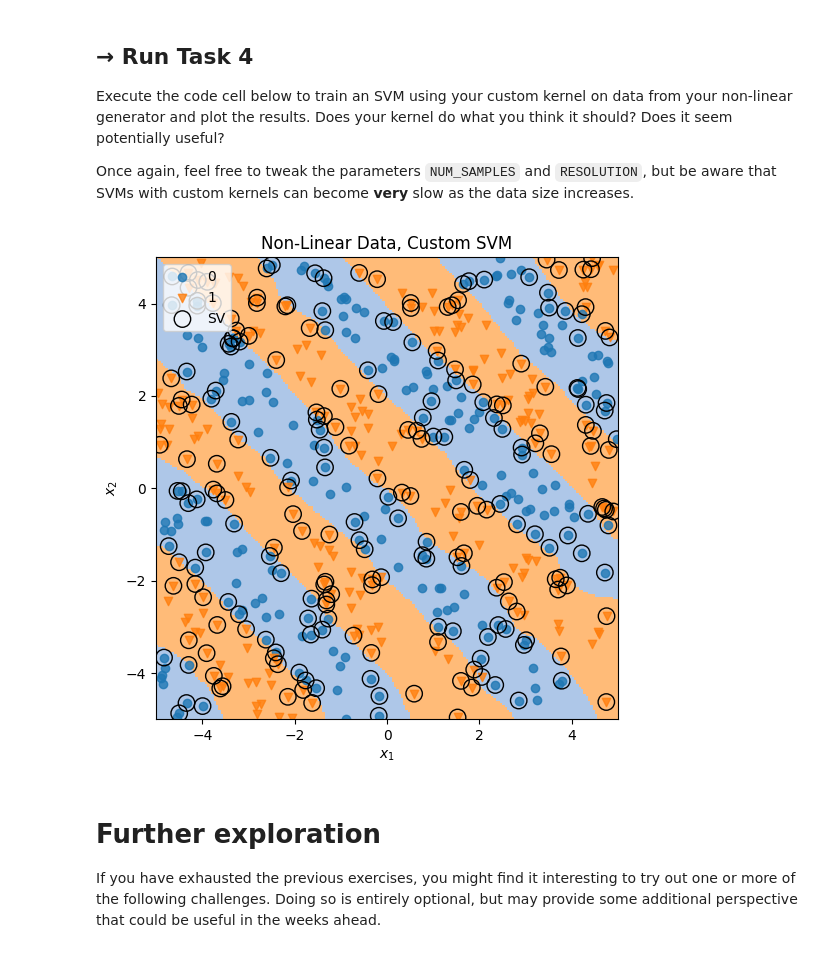
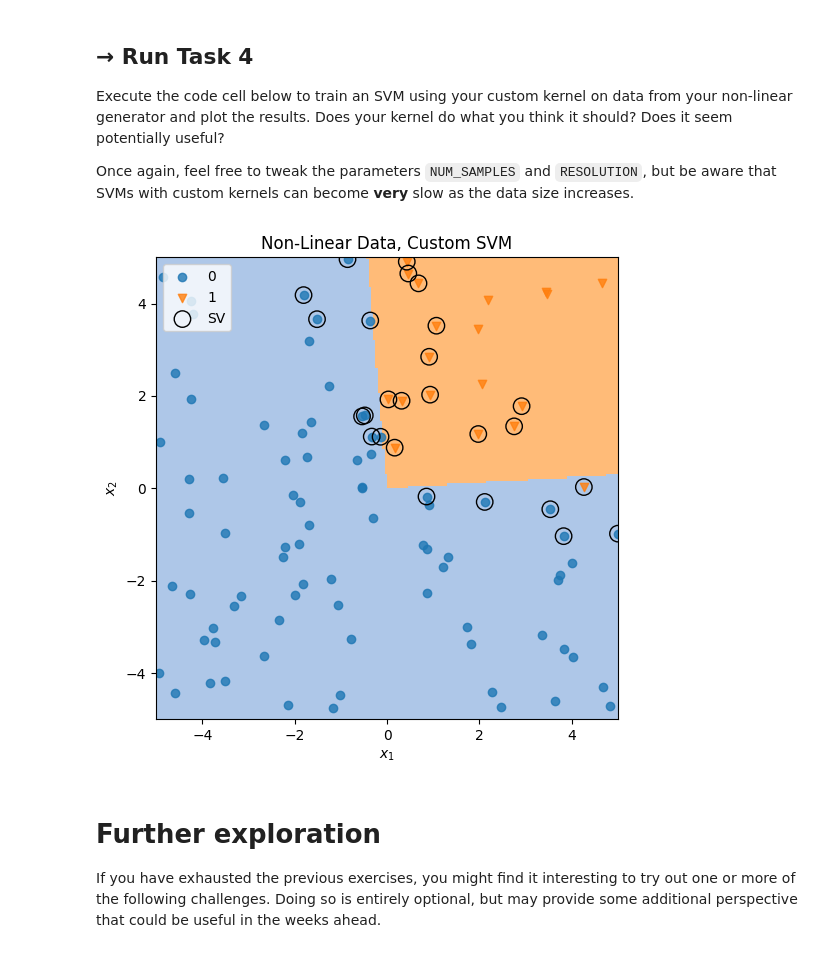
Before and after one commit to rezkyaps-code/colab, a Jupyter notebook: comp88_lab4+solutions.ipynb, the cells around one changed output. Saved outputs shown, nothing was run; the diff lists cells and outputs as text; code cells hidden in the pictures.

```diff
--- a/comp88_lab4+solutions.ipynb
+++ b/comp88_lab4+solutions.ipynb
@@ -429,0 +531,9 @@ def generate_binary_nonlinear_2d ( num_samples, limits, rng ):
+# %%
+def generate_binary_nonlinear_2d ( num_samples, limits, rng ):
+
+    def binary_decision_circle ( X ):
+        tmp = np.sum(X * X, axis=1)
+        return ((tmp > 2.2) & (tmp < 10)).astype(int)
+
+    return utils.random_sample( binary_decision_circle,
+                                num_samples=num_samples, limits=limits, rng=rng )
@@ -429,0 +542,8 @@ def generate_binary_nonlinear_2d ( num_samples, limits, rng ):
+# %%
+def generate_binary_nonlinear_2d ( num_samples, limits, rng ):
+
+    def binary_decision_xor ( X ):
+        return ((X[:,0] * X[:,1]) > 0).astype(int)
+
+    return utils.random_sample( binary_decision_xor,
+                                num_samples=num_samples, limits=limits, rng=rng )
@@ -430,3 +552,11 @@ def generate_binary_nonlinear_2d ( num_samples, limits, rng ):
+# %%
+def generate_binary_nonlinear_2d ( num_samples, limits, rng ):
+
+    def binary_decision_positive ( X ):
+        return ((X[:,0] > 0) & (X[:,1] > 0)).astype(int)
+
+    return utils.random_sample( binary_decision_positive,
+                                num_samples=num_samples, limits=limits, rng=rng )
 # %% [markdown]
 ## → Run Task 3
 
@@ -501,15 +645,18 @@ def custom_kernel ( X1, X2, gamma=0.5 ):
            a vector in X1 with one in X2 (size N1 x N2)
     """
     assert(X1.shape[1] == X2.shape[1])
-#    return None
+    # TODO: implement this
+    #return None
 
-    if gamma is None:
-        gamma = 1 / (X1.shape[1] * X1.var())
+    # --------
 
     result = np.zeros((X1.shape[0], X2.shape[0]))
     for x1 in range(X1.shape[0]):
         for x2 in range(X2.shape[0]):
-            result[x1,x2] = np.exp(-gamma * np.max(np.abs(X1[x1,:] - X2[x2,:]))**2)
+            v1 = X1[x1,:]
+            v2 = X2[x2,:]
+
+            result[x1,x2] = v1.dot(v2) / (1e-8 + np.sqrt(v1.dot(v1) * v2.dot(v2)))
     return result
 # %% [markdown]
 ## → Run Task 4
@@ -518,37 +665,37 @@ Execute the code cell below to train an SVM using your custom kernel on data fro
 
 Once again, feel free to tweak the parameters `NUM_SAMPLES` and `RESOLUTION`, but be aware that SVMs with custom kernels can become **very** slow as the data size increases.
 # %%
-NUM_SAMPLES = 50
-RESOLUTION = 20
+NUM_SAMPLES = 100
+RESOLUTION = 200
 COST = 1
 GAMMA = 0.5
 
 fig = plt.figure(figsize=(6, 6))
 ax = fig.subplots()
 
 # generate some data
 X_non, y_non = generate_binary_nonlinear_2d ( NUM_SAMPLES, LIMITS, shared_rng )
 
 if X_non is None:
   print('generate_binary_nonlinear_2d not implemented')
   utils.plot_unimplemented(ax, title='Non-Linear Data, Custom SVM')
 else:
   # check custom kernel at least superficially works
   # before trying to train an SVM with it
   zz = np.zeros((1,1))
   if custom_kernel(zz,zz) is None:
     print('custom kernel not implemented')
     utils.plot_unimplemented(ax, title='Non-Linear Data, Custom SVM')
   else:
     def kernel ( x, y ):
       return custom_kernel(x, y, GAMMA)
 
     svm_cust = SVC(kernel=kernel, C=COST)
     svm_cust.fit(X_non, y_non)
 
     plot_svm_map ( ax, svm_cust, X_non, y_non, RESOLUTION, title='Non-Linear Data, Custom SVM')
 # %% [output]
-[figure, old version]
+[figure, new version]
 # %% [markdown]
 # Further exploration
 
```
Also changed, not shown: parts of 25 cells of this notebook.
